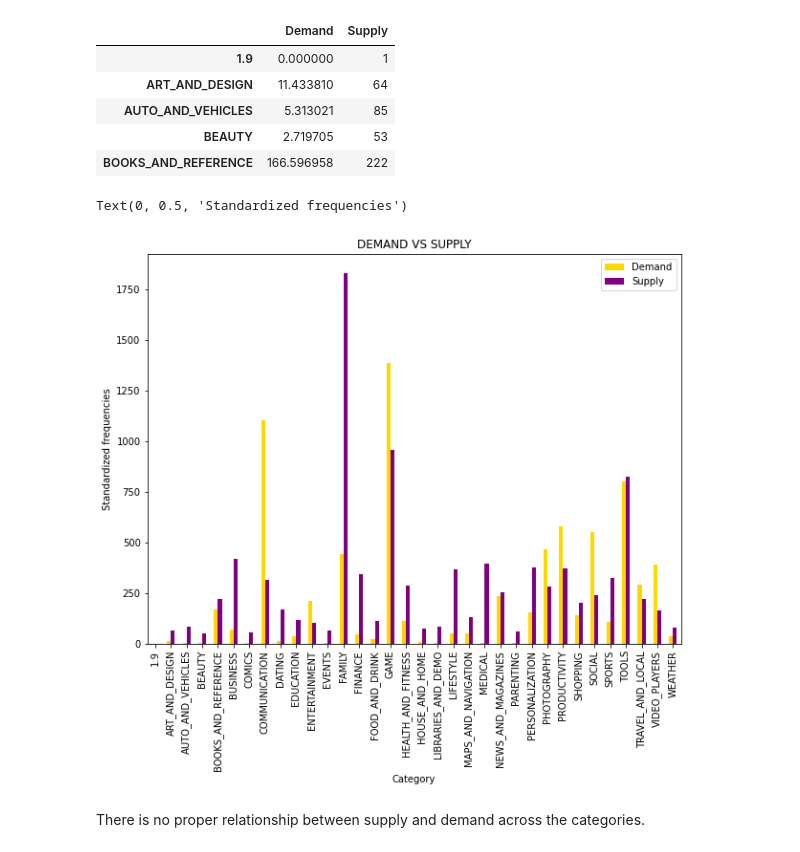
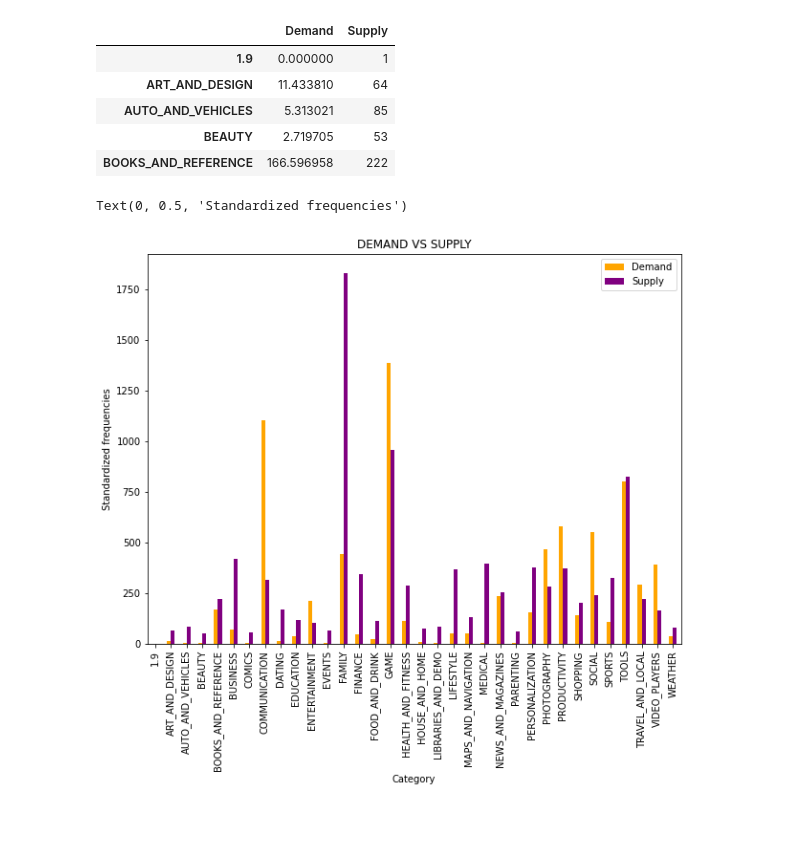
Before and after one commit to sspaulc/EDA--ABTN0105-Play-Store-App-Review-Analysis, a Jupyter notebook: Sanchita_Paul_Play_Store_App_Review_Analysis_[ABTN0105]_Capstone_Project.ipynb, the cells around one changed output. Cells and saved outputs as stored; diff of their text form; code cells hidden in the pictures; blank space fills up the shorter version.

```diff
--- a/Sanchita_Paul_Play_Store_App_Review_Analysis_[ABTN0105]_Capstone_Project.ipynb
+++ b/Sanchita_Paul_Play_Store_App_Review_Analysis_[ABTN0105]_Capstone_Project.ipynb
@@ -279,12 +260,10 @@ demand_supplys.head(5)
 | BEAUTY | 2.719705 | 53 |
 | BOOKS_AND_REFERENCE | 166.596958 | 222 |
 # %%
-demand_supplys.plot(kind='bar',color=['gold','purple'])
+demand_supplys.plot(kind='bar',color=['orange','purple'])
 plt.title('DEMAND VS SUPPLY')
 plt.xlabel('Category')
 plt.ylabel('Standardized frequencies')
 # %% [output]
 Text(0, 0.5, 'Standardized frequencies')
-[figure, old version]
+[figure, new version]
-# %% [markdown]
-There is no proper relationship between supply and demand across the categories.
```
Also changed, not shown: parts of 45 cells of this notebook.
